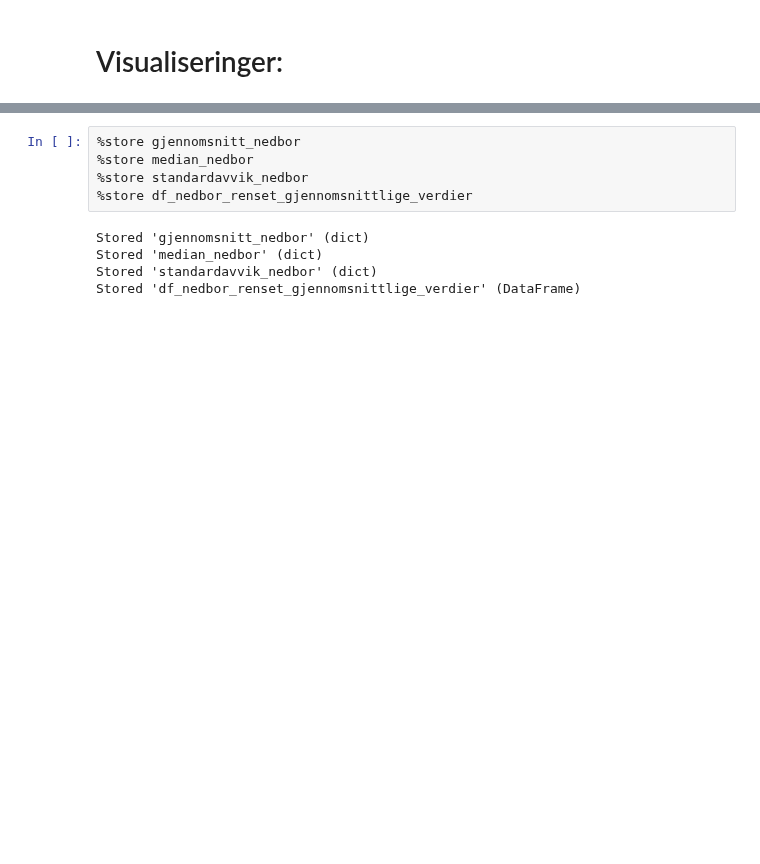
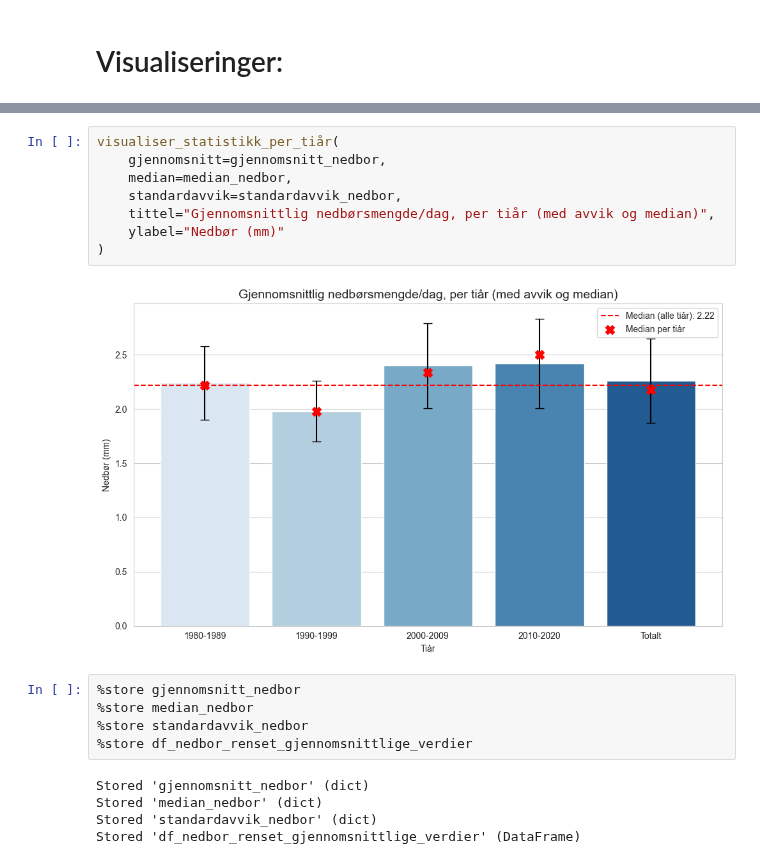
Before and after one commit to hannahnygard/TDT4114-milj.dataanalyse, a Jupyter notebook: proj_environment-main/notebooks/nedbor.ipynb, the cells around one changed output, grey strips where cells are left out. Drawn from its saved outputs; the diff is of its cells as text; blank space fills up the shorter version.

```diff
--- a/proj_environment-main/notebooks/nedbor.ipynb
+++ b/proj_environment-main/notebooks/nedbor.ipynb
@@ -215,3 +165,13 @@ plt.show()
+# %%
+visualiser_statistikk_per_tiår(
+    gjennomsnitt=gjennomsnitt_nedbor,
+    median=median_nedbor,
+    standardavvik=standardavvik_nedbor,
+    tittel="Gjennomsnittlig nedbørsmengde/dag, per tiår (med avvik og median)",
+    ylabel="Nedbør (mm)"
+)
+# %% [output]
+[figure, added]
 # %%
 %store gjennomsnitt_nedbor
 %store median_nedbor
```
Also changed, not shown: parts of 9 cells of this notebook, 4 other files.
